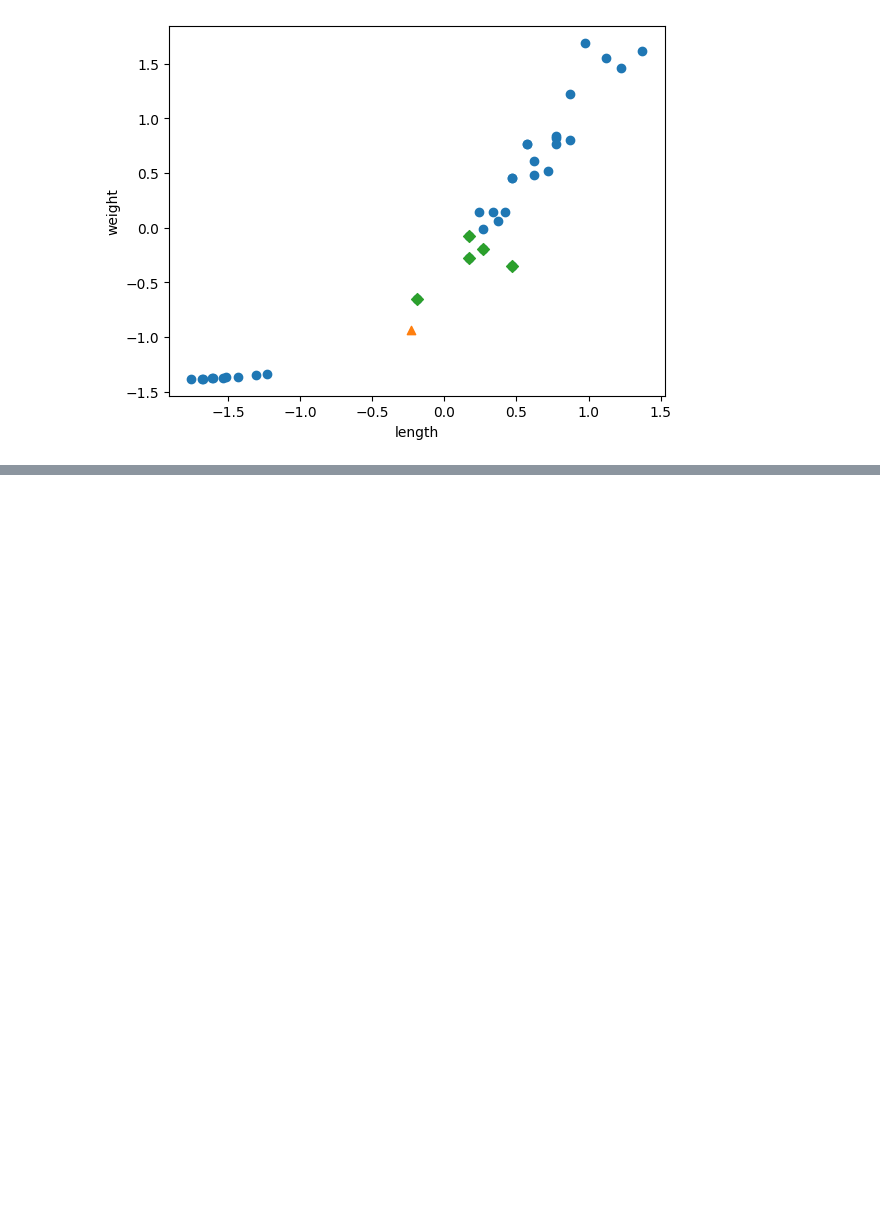
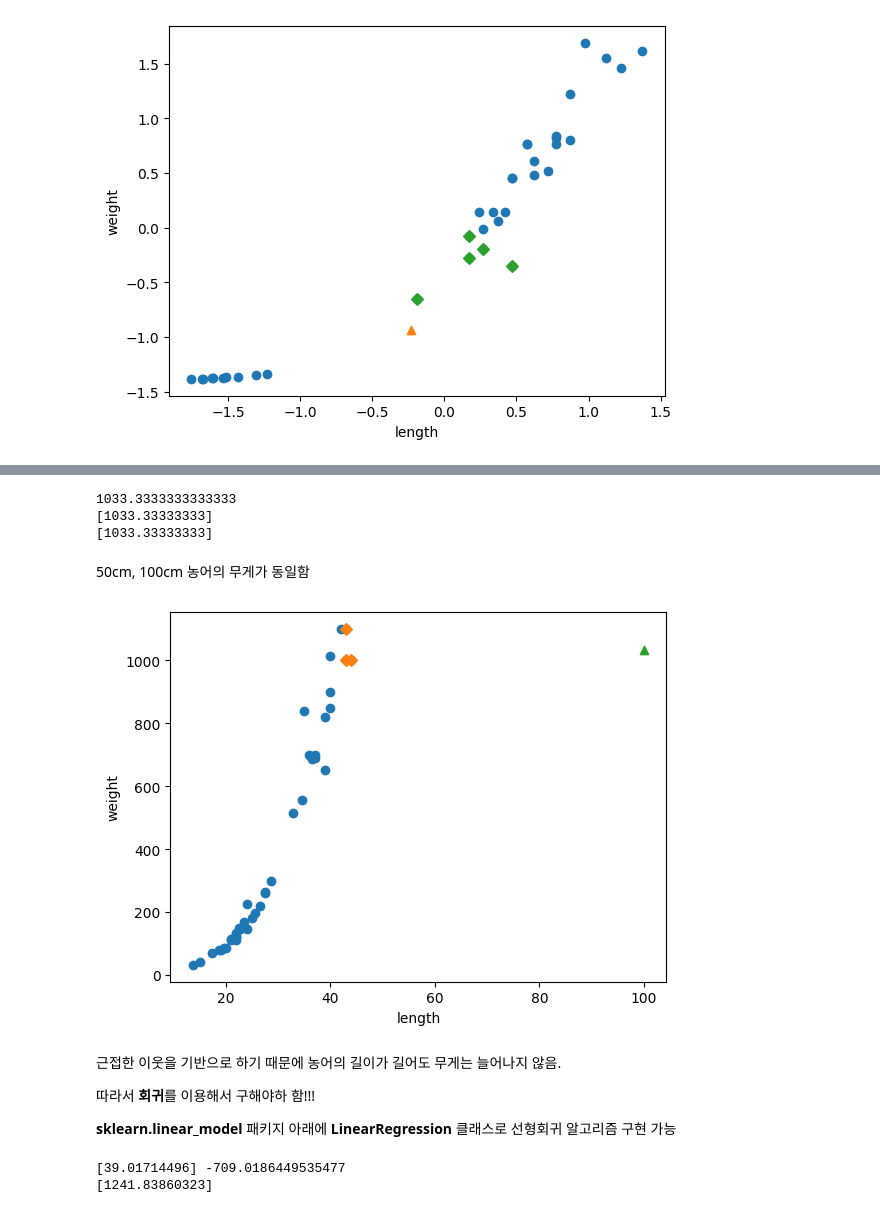
Before and after one commit to allyreum/alone_MDL, a Jupyter notebook: 혼공머신.ipynb, the cells around one changed output, grey strips where cells are left out. Drawn from its saved outputs; the diff is of its cells as text; code cells hidden in the pictures; blank space fills up the shorter version.

```diff
--- a/혼공머신.ipynb
+++ b/혼공머신.ipynb
@@ -403,0 +508,36 @@ plt.show() # new 객체에 가까운 값들이 모두 도미로 나타남(다이
+# %%
+print(np.mean(train_target[indexes]))
+print(knr.predict([[100]]))
+print(knr.predict([[50]]))
+# %% [output]
+1033.3333333333333
+[1033.33333333]
+[1033.33333333]
+# %% [markdown]
+50cm, 100cm 농어의 무게가 동일함
+# %%
+distances, indexes = knr.kneighbors([[100]])
+plt.scatter(train_input, train_target)
+plt.scatter(train_input[indexes], train_target[indexes], marker = 'D')
+plt.scatter(100, knr.predict([[100]]), marker='^')  # 예측값 표시
+plt.xlabel('length')
+plt.ylabel('weight')
+plt.show()
+# %% [output]
+[figure, added]
+# %% [markdown]
+근접한 이웃을 기반으로 하기 때문에 농어의 길이가 길어도 무게는 늘어나지 않음.
+
+따라서 **회귀**를 이용해서 구해야하 함!!!
+
+**sklearn.linear_model** 패키지 아래에 **LinearRegression** 클래스로 선형회귀 알고리즘 구현 가능
+# %%
+from sklearn.linear_model import LinearRegression
+lr = LinearRegression()
+
+lr.fit(train_input, train_target)
+print(lr.coef_, lr.intercept_) #(기울기, 절편) -> model parameter에 해당함
+print(lr.predict([[50]]))
+# %% [output]
+[39.01714496] -709.0186449535477
+[1241.83860323]
```
Also changed, not shown: parts of 68 cells of this notebook.
